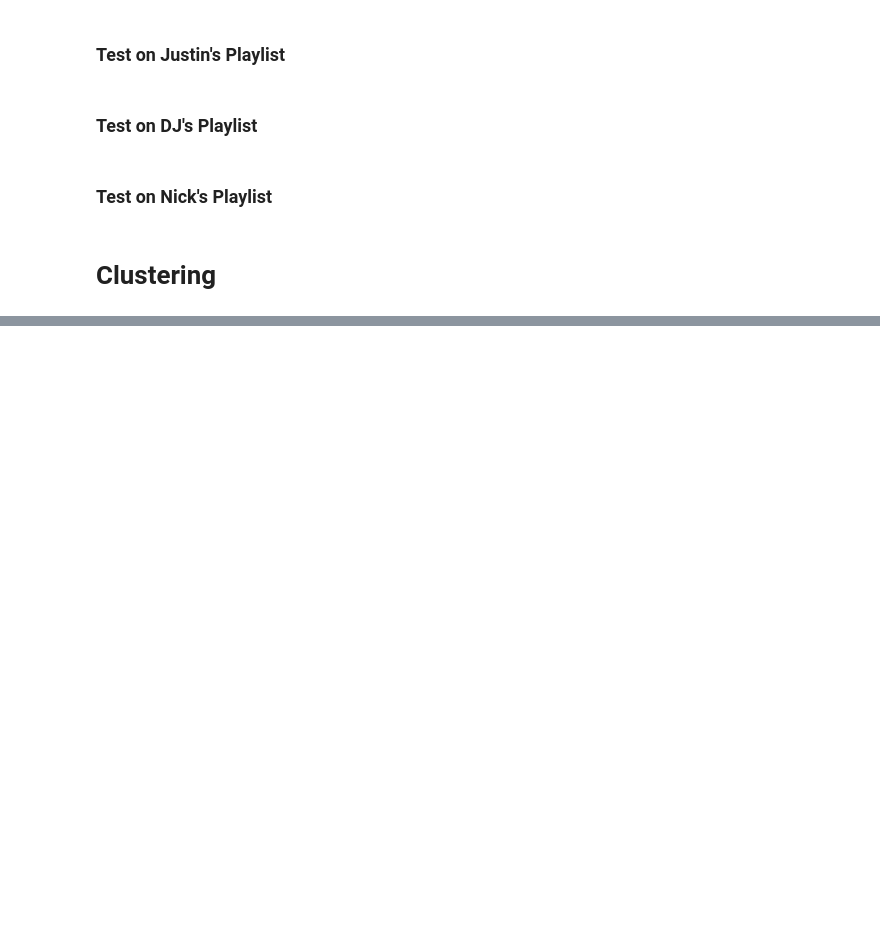
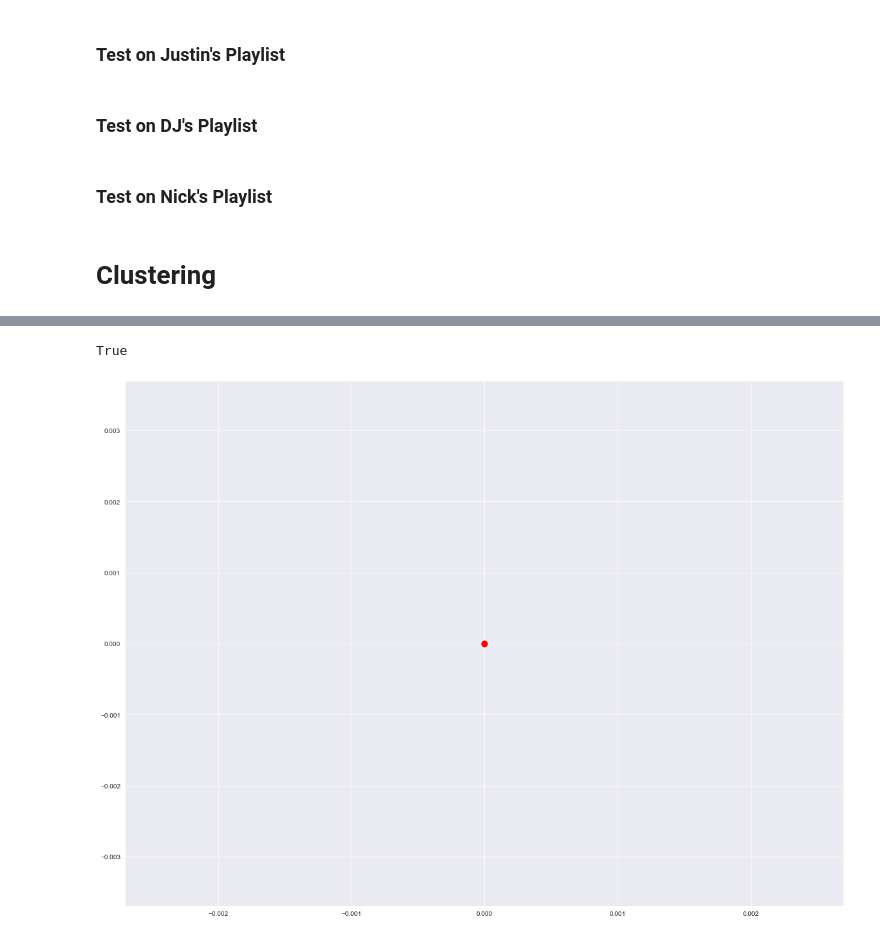
Before and after one commit to khyateed/music-recommender, a Jupyter notebook: modeling.ipynb, the cells around one changed output, grey strips where cells are left out. Drawn from its saved outputs; the diff is of its cells as text; code cells hidden in the pictures; blank space fills up the shorter version.

Commit message:
cluster attempt

```diff
--- a/modeling.ipynb
+++ b/modeling.ipynb
@@ -263,0 +293,4 @@ def recommend(playlist, record_label):
+# %%
+# concat playlist and label array
+
+main_df = pd.concat([playlist_df2, label_df2], axis=0)
@@ -263,0 +308,2 @@ def recommend(playlist, record_label):
+# %%
+main_array = np.array(main_df)
@@ -263,0 +336,10 @@ def recommend(playlist, record_label):
+# %%
+# instantiate kmeans class and set n_clusters
+k_means = KMeans(random_state=1) # default n_clusters = 8
+
+# fit to data
+# k_means.fit(label_array)
+
+# predict which clusters each song belongs too
+predicted_clusters = k_means.fit_predict(main_array)
+predicted_clusters # each instance was assigned to one of the clusters
@@ -263,0 +377,15 @@ def recommend(playlist, record_label):
+# %%
+predicted_clusters is k_means.labels_
+# %% [output]
+True
+# %%
+# get cluster centers from .cluster_centers_ attribute
+centers = k_means.cluster_centers_
+# %%
+# scatter plot of clusters and their centroids.
+plt.figure(figsize=(20,15))
+plt.scatter(main_array[:,0], main_array[:,1], c=predicted_clusters, s=30);
+# plt.scatter(playlist_array[:,0], playlist_array[:,1], c='b', s=10);
+plt.scatter(centers[:,0], centers[:,1], s=70, c='red');
+# %% [output]
+[figure, added]
```
Also changed, not shown: parts of 19 cells of this notebook.
